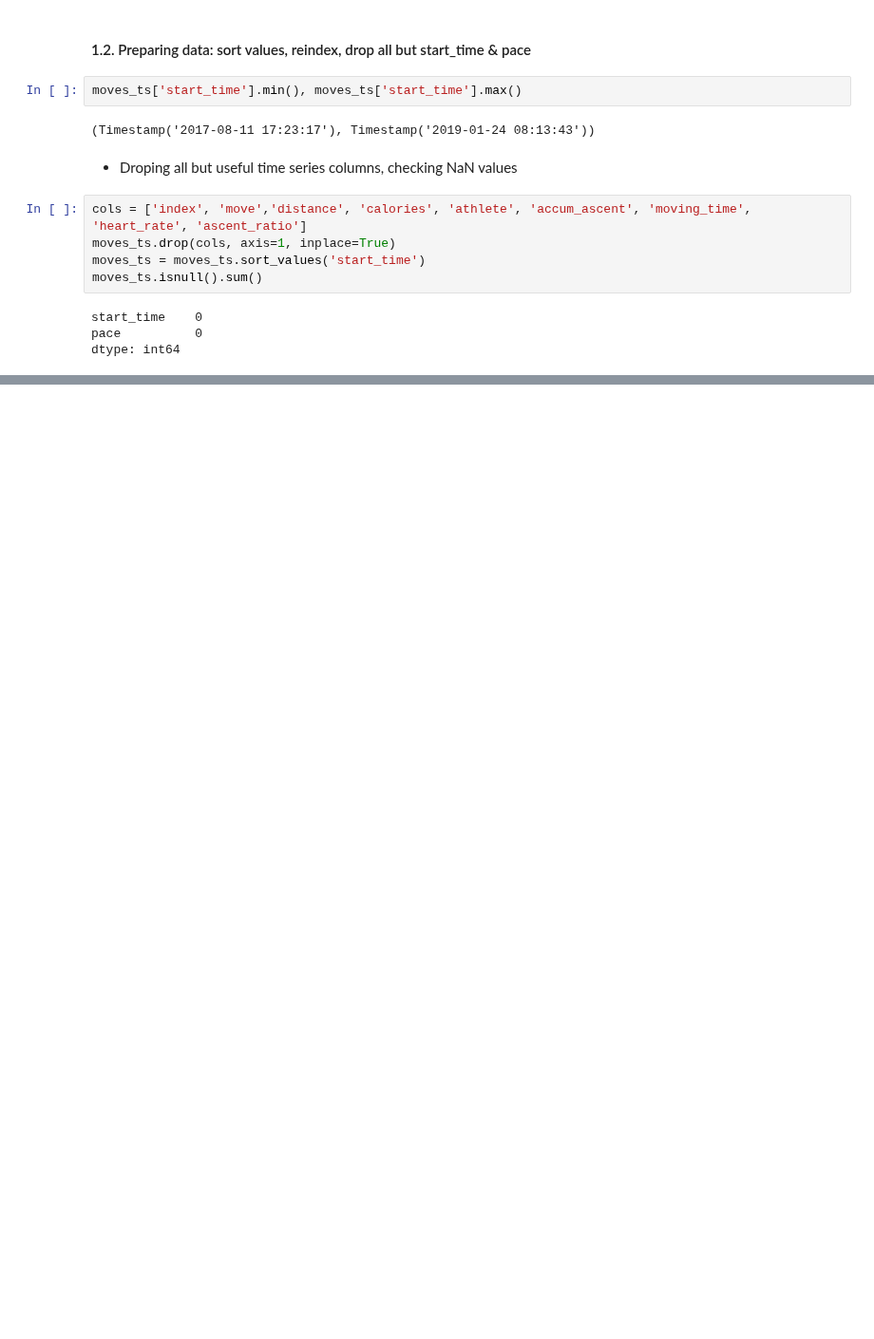
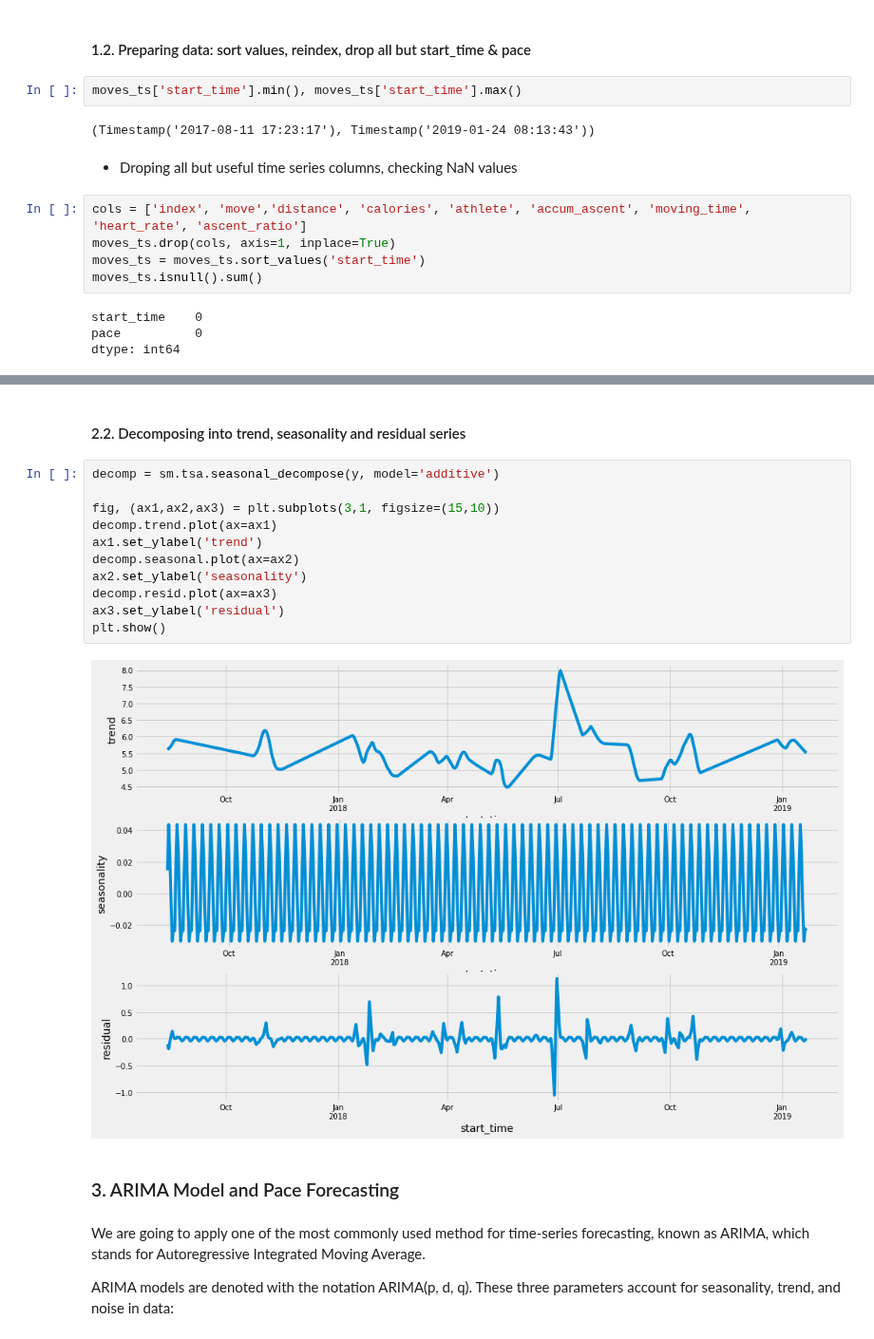
Before and after one commit to pausampietro/run_perfomance, a Jupyter notebook: 4. Regression Algorithms/Time Series Analysis.ipynb, the cells around one changed output, grey strips where cells are left out. Shown at 95% size. Cells and saved outputs as stored; diff of their text form; blank space fills up the shorter version.

Commit message:
Working on ARIMA model

```diff
--- a/4. Regression Algorithms/Time Series Analysis.ipynb
+++ b/4. Regression Algorithms/Time Series Analysis.ipynb
@@ -52,0 +87,21 @@ dtype: int64
+# %% [markdown]
+#### 2.2. Decomposing into trend, seasonality and residual series
+# %%
+decomp = sm.tsa.seasonal_decompose(y, model='additive')
+
+fig, (ax1,ax2,ax3) = plt.subplots(3,1, figsize=(15,10))
+decomp.trend.plot(ax=ax1)
+ax1.set_ylabel('trend')
+decomp.seasonal.plot(ax=ax2)
+ax2.set_ylabel('seasonality')
+decomp.resid.plot(ax=ax3)
+ax3.set_ylabel('residual')
+plt.show()
+# %% [output]
+[figure, added]
+# %% [markdown]
+### 3. ARIMA Model and Pace Forecasting
+# %% [markdown]
+We are going to apply one of the most commonly used method for time-series forecasting, known as ARIMA, which stands for Autoregressive Integrated Moving Average.
+
+ARIMA models are denoted with the notation ARIMA(p, d, q). These three parameters account for seasonality, trend, and noise in data:
```
Also changed, not shown: parts of 19 cells of this notebook.
